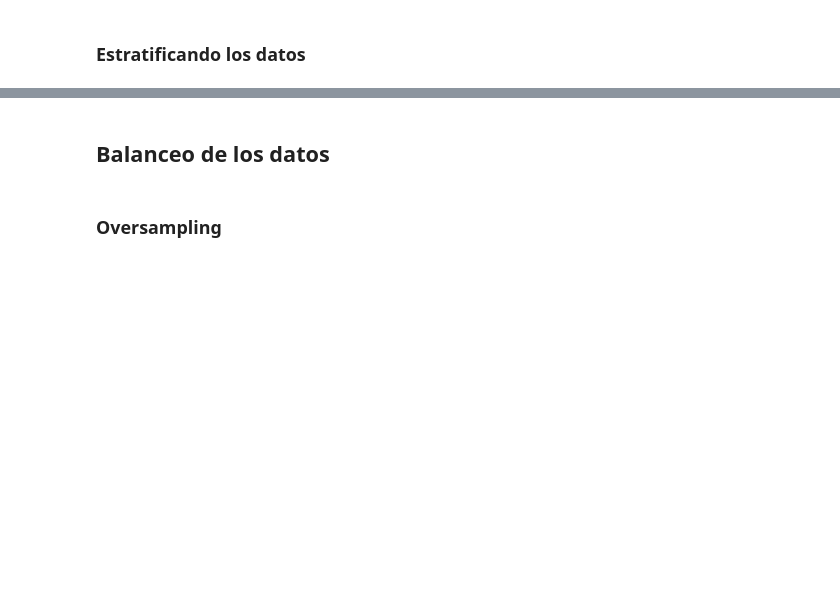
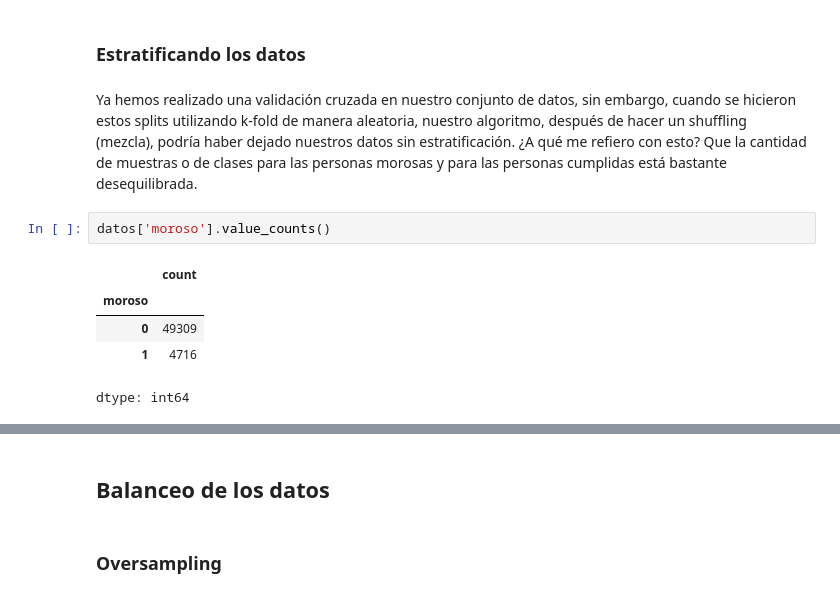
Before and after one commit to Deinbi/Machine__Learning_Alura, a Jupyter notebook: Clasificacion_validacion_y_metricas.ipynb, the cells around one changed output, grey strips where cells are left out. Cells and saved outputs as stored; diff of their text form; blank space fills up the shorter version.

```diff
--- a/Clasificacion_validacion_y_metricas.ipynb
+++ b/Clasificacion_validacion_y_metricas.ipynb
@@ -598,2 +682,12 @@ Generalmente, se utilizan 5 o 10 partes. Un número mayor no suele ser necesario
 # %% [markdown]
 ### Estratificando los datos
+# %% [markdown]
+Ya hemos realizado una validación cruzada en nuestro conjunto de datos, sin embargo, cuando se hicieron estos splits utilizando k-fold de manera aleatoria, nuestro algoritmo, después de hacer un shuffling (mezcla), podría haber dejado nuestros datos sin estratificación. ¿A qué me refiero con esto? Que la cantidad de muestras o de clases para las personas morosas y para las personas cumplidas está bastante desequilibrada.
+# %%
+datos['moroso'].value_counts()
+# %% [output]
+|  | count |
+| moroso |  |
+| 0 | 49309 |
+| 1 | 4716 |
+dtype: int64
```
Also changed, not shown: parts of 22 cells of this notebook.
